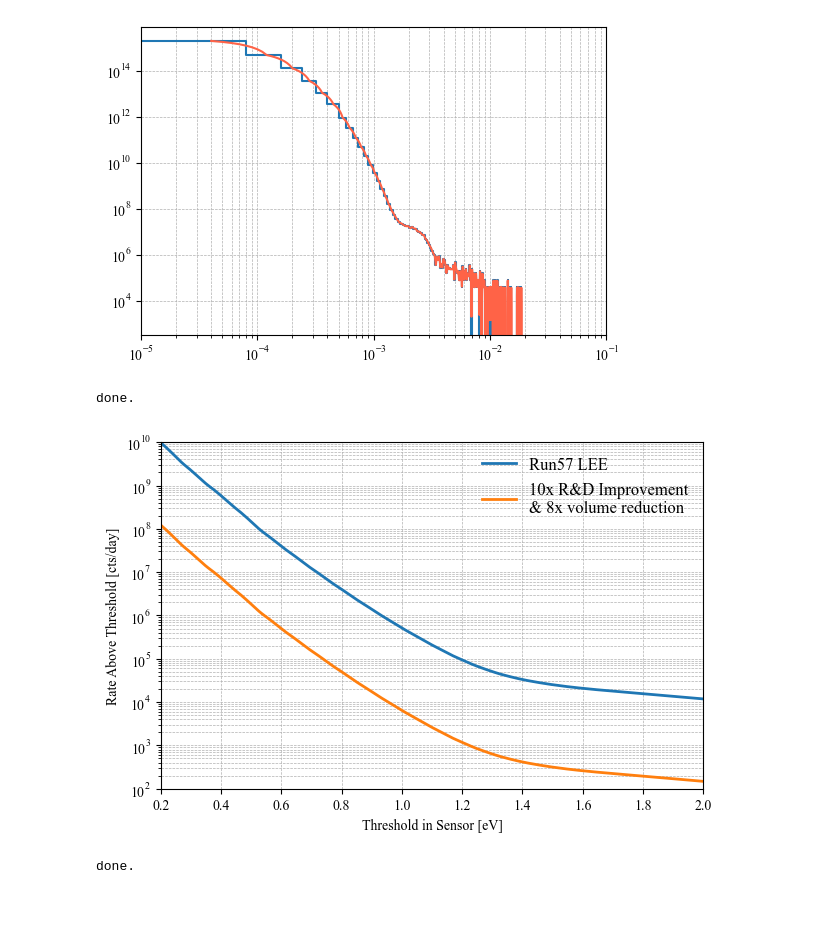
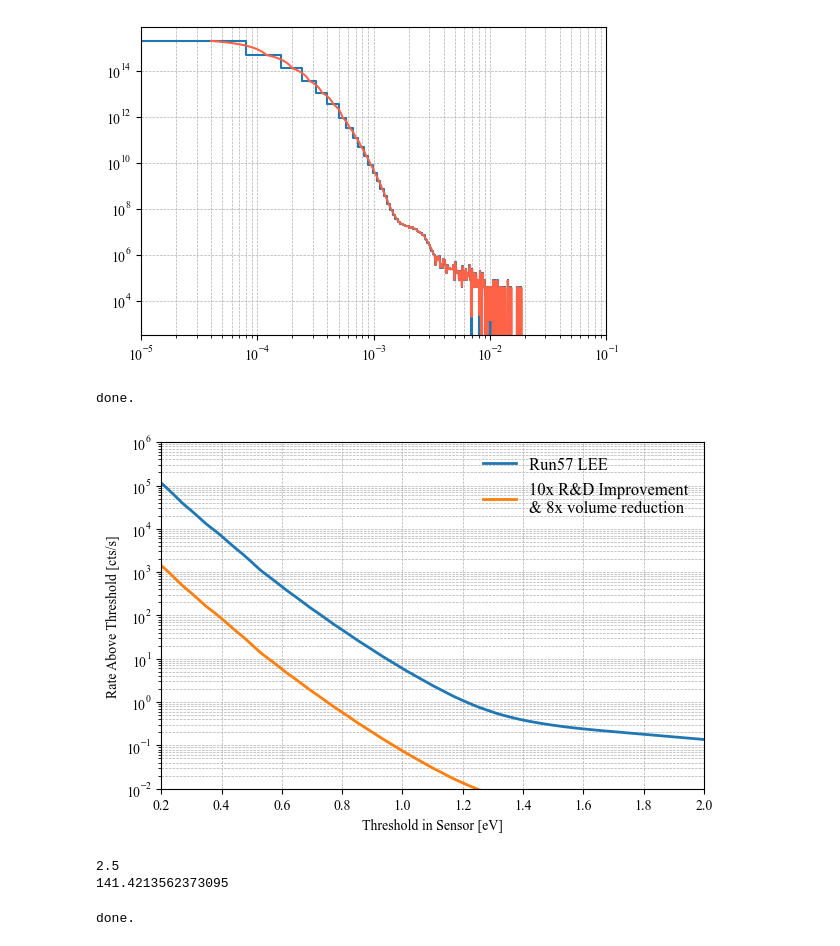
Before and after one commit to spice-herald/DarkLim, a Jupyter notebook: examples/sampling_test.ipynb, the cells around one changed output. Drawn from its saved outputs; the diff is of its cells as text; code cells hidden in the pictures; blank space fills up the shorter version.

```diff
--- a/examples/sampling_test.ipynb
+++ b/examples/sampling_test.ipynb
@@ -83,33 +83,52 @@ plt.plot(en_interp,lee_func(en_interp),color='tomato')
 # %%
 # diagnostic plot: rate above threshold in single device
 
 w = 100e-6 # coincidence window in seconds
 scale_factor = 1
 lee_scale_factors = [1,0.1/8]
 labs = ['Run57 LEE','10x R&D Improvement\n& 8x volume reduction']
 fig, ax = plt.subplots(1,figsize=(7,4.5))
 
 for i,sf in enumerate(lee_scale_factors):
     thresholds = np.linspace(0.1e-3,10e-3,num=1000)
     rates_above_threshold = sf*np.asarray([ pdf_integral(lee_func,thres,100e-3,10000) for thres in thresholds ])
-    plt.plot(thresholds*1000,rates_above_threshold,lw=2,label=labs[i])
+    plt.plot(thresholds*1000,rates_above_threshold/24/3600,lw=2,label=labs[i])
 
 ax.set_xlim(0.2,2)
 #ax.xaxis.set_major_locator(MaxNLocator(14))
-ax.set_ylim(1e2,1e10)
+ax.set_ylim(1e-2,1e6)
 #ax.set_xscale('log')
 ax.set_yscale('log')
 ax.grid(lw=0.5,ls='--',which='both')
 ax.legend(loc='upper right',frameon=False,ncol=1,fontsize=12)
 
 ax.set_xlabel('Threshold in Sensor [eV]')
-ax.set_ylabel('Rate Above Threshold [cts/day]')
+ax.set_ylabel('Rate Above Threshold [cts/s]')
 #ax.set_title('Total Rate = {:0.3e} cts/day'.format(pile_up_rate))
 
 print('done.')
 # %% [output]
 done.
-[figure, old version]
+[figure, new version]
+# %%
+sensor_thres_eV = 0.5
+sensor_res_eV = 0.2
+
+he_gain = 0.15
+
+n_sigma = sensor_thres_eV/sensor_res_eV
+
+print( n_sigma )
+
+ref_window = 100 # µs
+ref_n_sigma = 5
+
+coinc_window = ref_window*np.sqrt(ref_n_sigma/n_sigma)
+
+print( coinc_window )
+# %% [output]
+2.5
+141.4213562373095
 # %%
 # plot 4-fold pileup rate vs per_device_threshold
 
```
Also changed, not shown: parts of 9 cells of this notebook, 1 other file.
